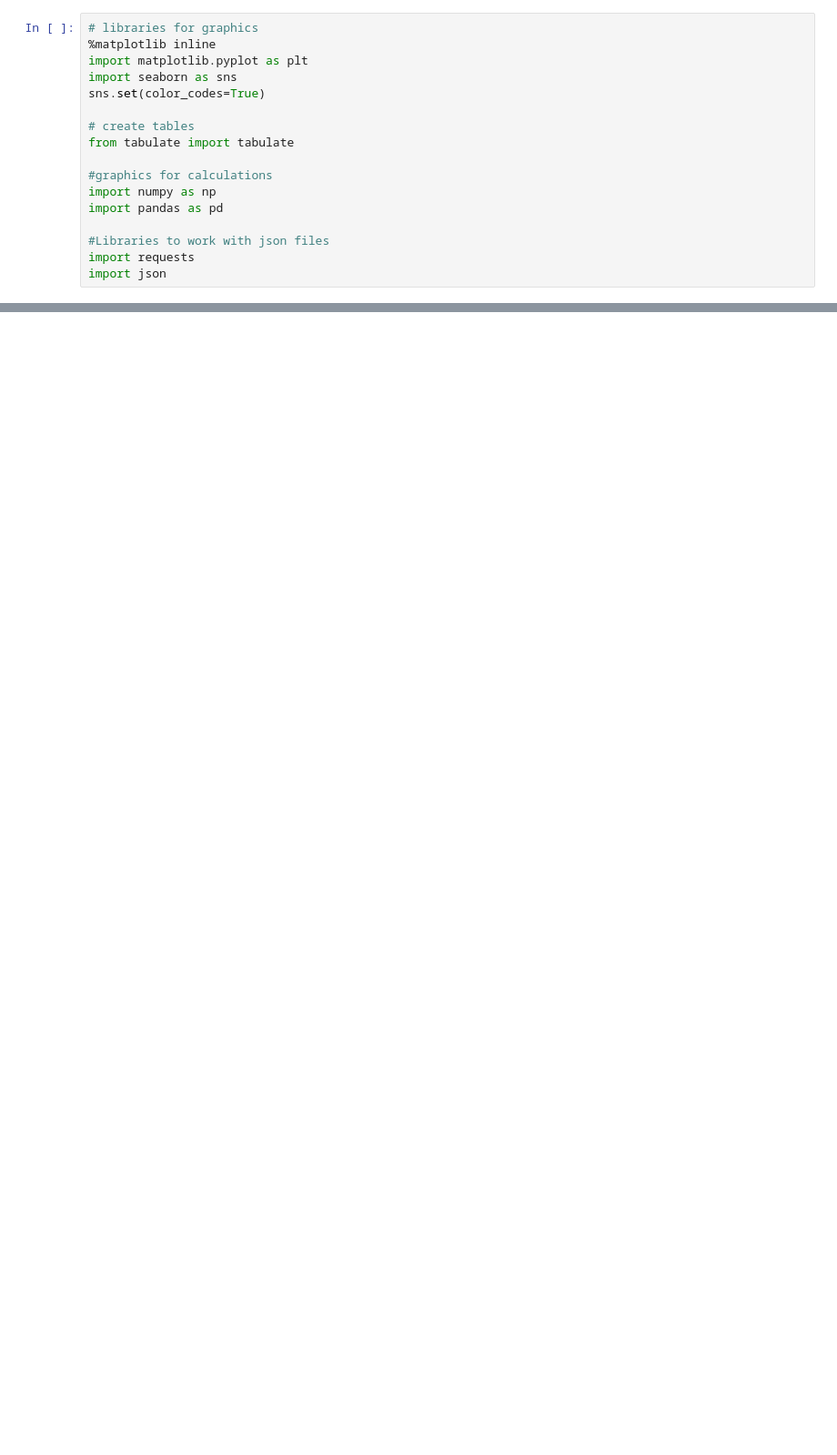
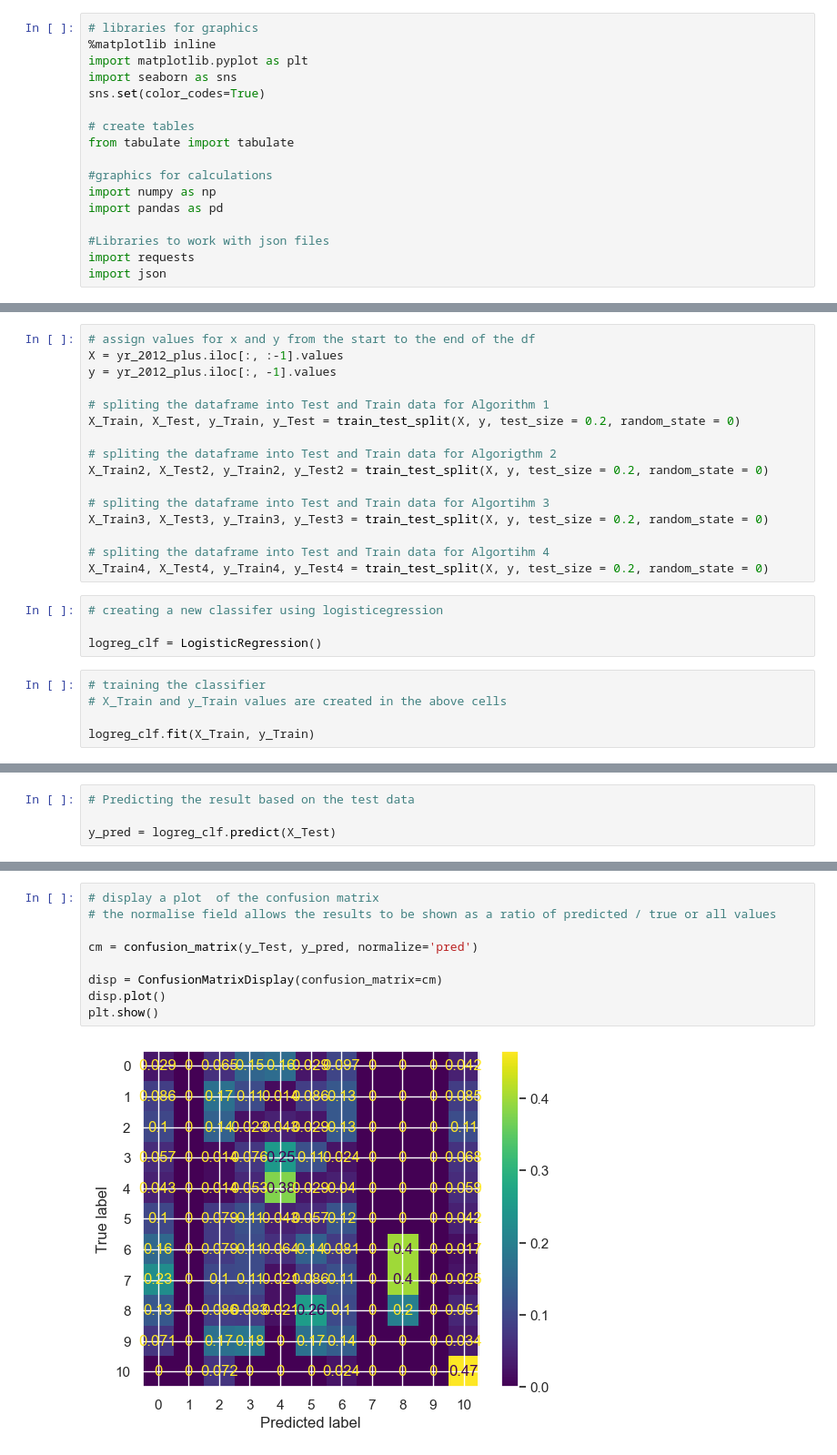
Before and after one commit to sinduff-cct/CA2_Agri_Nov22__V2, a Jupyter notebook: Notebook 3 - Machine Learning.ipynb, the cells around one changed output, grey strips where cells are left out. Shown: that part at 91% size. Saved outputs shown, nothing was run; the diff lists cells and outputs as text; blank space fills up the shorter version.

```diff
--- a/Notebook 3 - Machine Learning.ipynb
+++ b/Notebook 3 - Machine Learning.ipynb
@@ -195,0 +246,25 @@ Analysis of statistical data
+# %%
+# assign values for x and y from the start to the end of the df
+X = yr_2012_plus.iloc[:, :-1].values
+y = yr_2012_plus.iloc[:, -1].values
+
+# spliting the dataframe into Test and Train data for Algorithm 1
+X_Train, X_Test, y_Train, y_Test = train_test_split(X, y, test_size = 0.2, random_state = 0)
+
+# spliting the dataframe into Test and Train data for Algorigthm 2
+X_Train2, X_Test2, y_Train2, y_Test2 = train_test_split(X, y, test_size = 0.2, random_state = 0)
+
+# spliting the dataframe into Test and Train data for Algortihm 3
+X_Train3, X_Test3, y_Train3, y_Test3 = train_test_split(X, y, test_size = 0.2, random_state = 0)
+
+# spliting the dataframe into Test and Train data for Algortihm 4
+X_Train4, X_Test4, y_Train4, y_Test4 = train_test_split(X, y, test_size = 0.2, random_state = 0)
+# %%
+# creating a new classifer using logisticegression
+
+logreg_clf = LogisticRegression()
+# %%
+# training the classifier
+# X_Train and y_Train values are created in the above cells
+
+logreg_clf.fit(X_Train, y_Train)
@@ -195,0 +273,4 @@ Analysis of statistical data
+# %%
+# Predicting the result based on the test data
+
+y_pred = logreg_clf.predict(X_Test)
@@ -195,0 +311,11 @@ Analysis of statistical data
+# %%
+# display a plot  of the confusion matrix
+# the normalise field allows the results to be shown as a ratio of predicted / true or all values
+
+cm = confusion_matrix(y_Test, y_pred, normalize='pred')
+
+disp = ConfusionMatrixDisplay(confusion_matrix=cm)
+disp.plot()
+plt.show()
+# %% [output]
+[figure, added]
```
Also changed, not shown: parts of 41 cells of this notebook, 2 other files.
